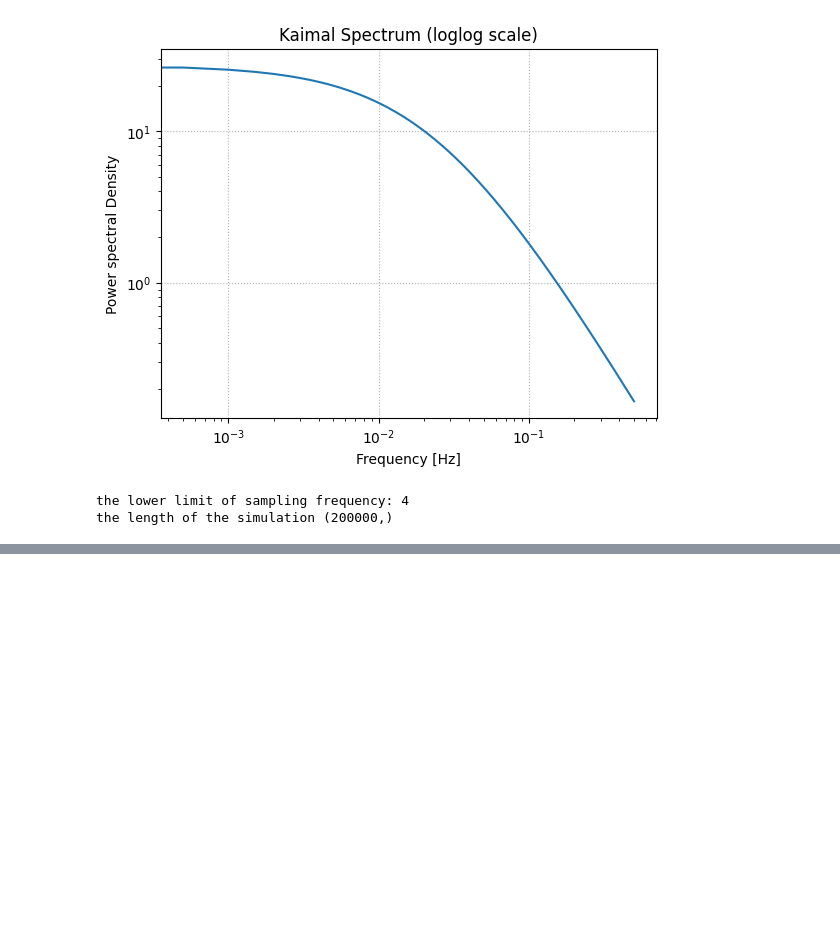
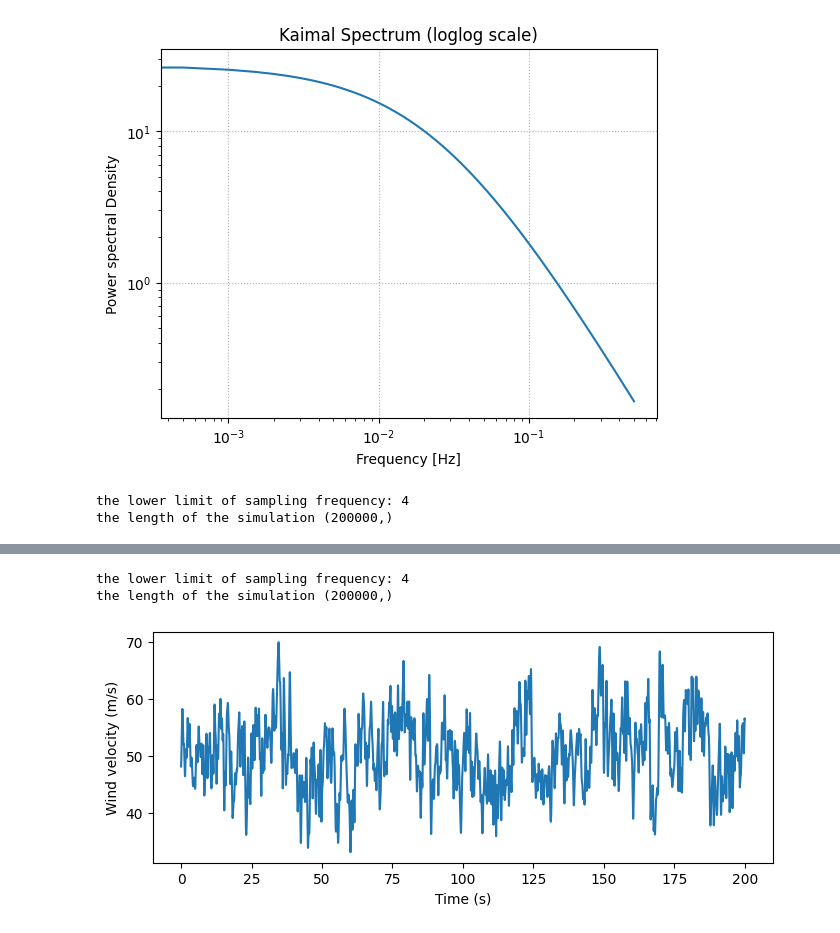
Before and after one commit to leslieDLcy/FUSE_codebase, a Jupyter notebook: Kaimal_implementation.ipynb, the cells around one changed output, grey strips where cells are left out. Cells and saved outputs as stored; diff of their text form; code cells hidden in the pictures; blank space fills up the shorter version.

Commit message:
stochastic wind loads added

```diff
--- a/Kaimal_implementation.ipynb
+++ b/Kaimal_implementation.ipynb
@@ -50,0 +54,14 @@ plt.show()
+# %%
+shifted_simulation = kamai_spec.simulation_at_height(simulation_obj, psd, params, height=73.5)
+# %% [output]
+the lower limit of sampling frequency: 4
+the length of the simulation (200000,)
+# %%
+fig, ax = plt.subplots(figsize=(8, 3))
+ax.plot(simulation_obj.t_axis_4simu, shifted_simulation)
+ax.set_xlabel('Time (s)')
+ax.set_ylabel('Wind velocity (m/s)')
+# ax.set_ylim([-80, 80])
+save2Vis('Kaimal_simulation')
+# %% [output]
+[figure, added]
```
Also changed, not shown: parts of 19 cells of this notebook, 13 other files.
